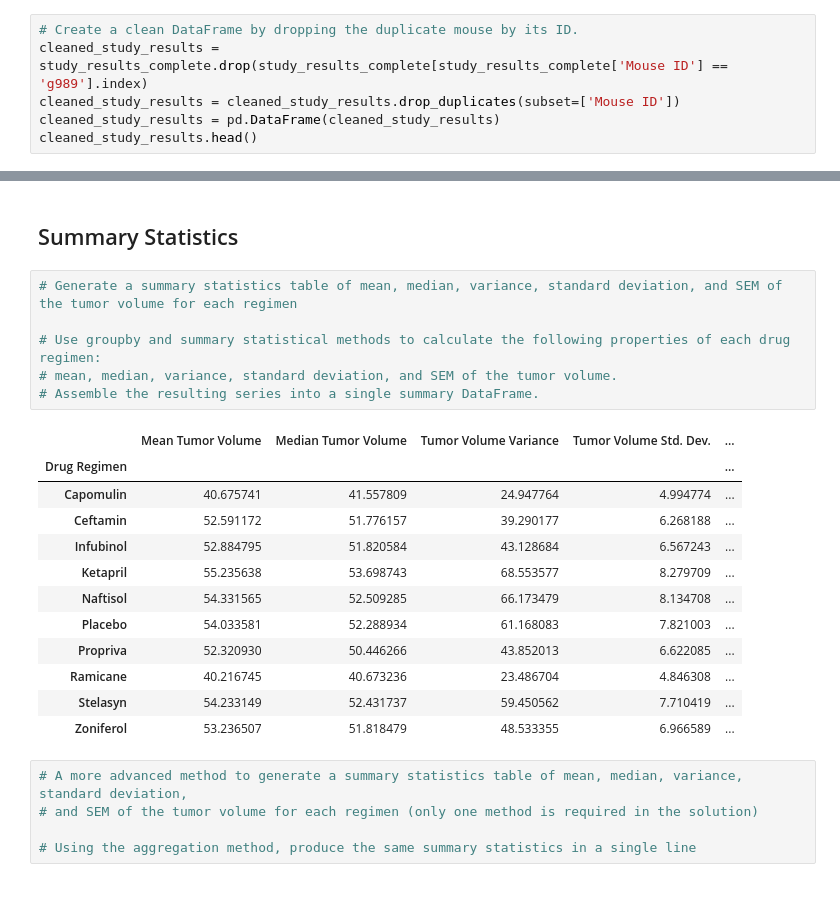
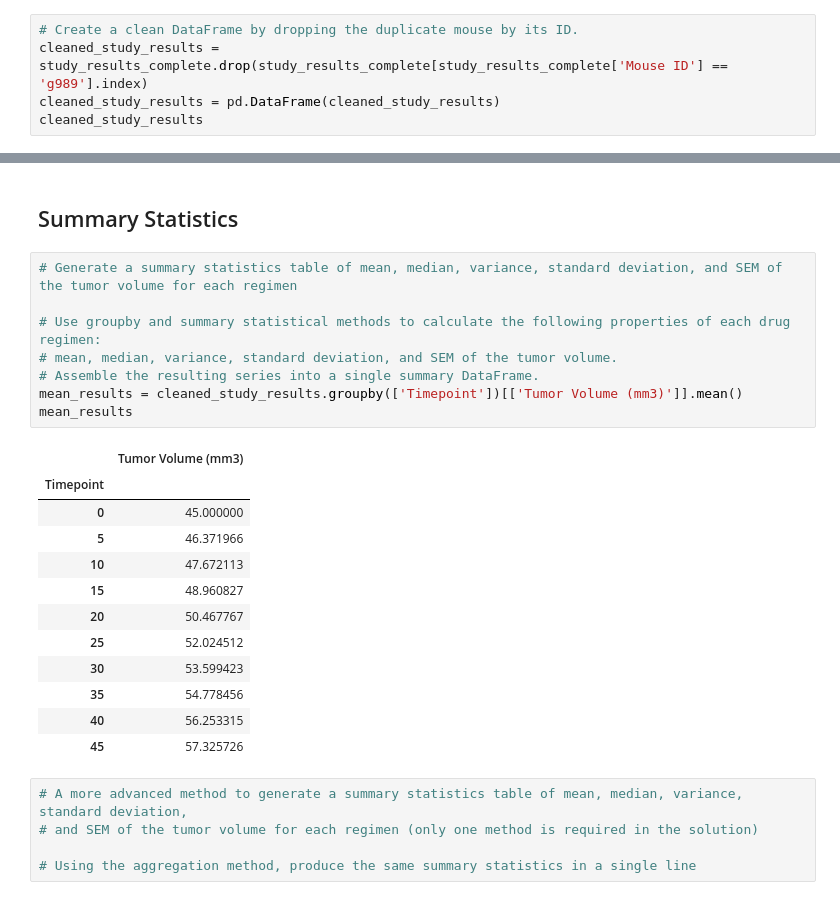
Before and after one commit to AntonLeB04/matplotlib-challenge, a Jupyter notebook: pymaceuticals_starter.ipynb, the cells around one changed output, grey strips where cells are left out. Saved outputs shown, nothing was run; the diff lists cells and outputs as text.

Commit message:
Fixed cleaned data

```diff
--- a/pymaceuticals_starter.ipynb
+++ b/pymaceuticals_starter.ipynb
@@ -54,8 +61,7 @@ duplicate_mice
 # %%
 # Create a clean DataFrame by dropping the duplicate mouse by its ID.
 cleaned_study_results = study_results_complete.drop(study_results_complete[study_results_complete['Mouse ID'] == 'g989'].index)
-cleaned_study_results = cleaned_study_results.drop_duplicates(subset=['Mouse ID'])
 cleaned_study_results = pd.DataFrame(cleaned_study_results)
-cleaned_study_results.head()
+cleaned_study_results
 # %% [output]
 |  | Mouse ID | Timepoint | Tumor Volume (mm3) | Metastatic Sites | Drug Regimen | Sex | Age_months | ... |
@@ -75,22 +88,24 @@ cleaned_study_results_number
 # %%
 # Generate a summary statistics table of mean, median, variance, standard deviation, and SEM of the tumor volume for each regimen
 
 # Use groupby and summary statistical methods to calculate the following properties of each drug regimen:
 # mean, median, variance, standard deviation, and SEM of the tumor volume.
 # Assemble the resulting series into a single summary DataFrame.
+mean_results = cleaned_study_results.groupby(['Timepoint'])[['Tumor Volume (mm3)']].mean()
+mean_results
 # %% [output]
-|  | Mean Tumor Volume | Median Tumor Volume | Tumor Volume Variance | Tumor Volume Std. Dev. | ... |
-| Drug Regimen |  |  |  |  | ... |
-| Capomulin | 40.675741 | 41.557809 | 24.947764 | 4.994774 | ... |
-| Ceftamin | 52.591172 | 51.776157 | 39.290177 | 6.268188 | ... |
-| Infubinol | 52.884795 | 51.820584 | 43.128684 | 6.567243 | ... |
-| Ketapril | 55.235638 | 53.698743 | 68.553577 | 8.279709 | ... |
-| Naftisol | 54.331565 | 52.509285 | 66.173479 | 8.134708 | ... |
-| Placebo | 54.033581 | 52.288934 | 61.168083 | 7.821003 | ... |
-| Propriva | 52.320930 | 50.446266 | 43.852013 | 6.622085 | ... |
-| Ramicane | 40.216745 | 40.673236 | 23.486704 | 4.846308 | ... |
-| Stelasyn | 54.233149 | 52.431737 | 59.450562 | 7.710419 | ... |
-| Zoniferol | 53.236507 | 51.818479 | 48.533355 | 6.966589 | ... |
+|  | Tumor Volume (mm3) |
+| Timepoint |  |
+| 0 | 45.000000 |
+| 5 | 46.371966 |
+| 10 | 47.672113 |
+| 15 | 48.960827 |
+| 20 | 50.467767 |
+| 25 | 52.024512 |
+| 30 | 53.599423 |
+| 35 | 54.778456 |
+| 40 | 56.253315 |
+| 45 | 57.325726 |
 # %%
 # A more advanced method to generate a summary statistics table of mean, median, variance, standard deviation,
 # and SEM of the tumor volume for each regimen (only one method is required in the solution)
```
Also changed, not shown: parts of 2 cells of this notebook.
